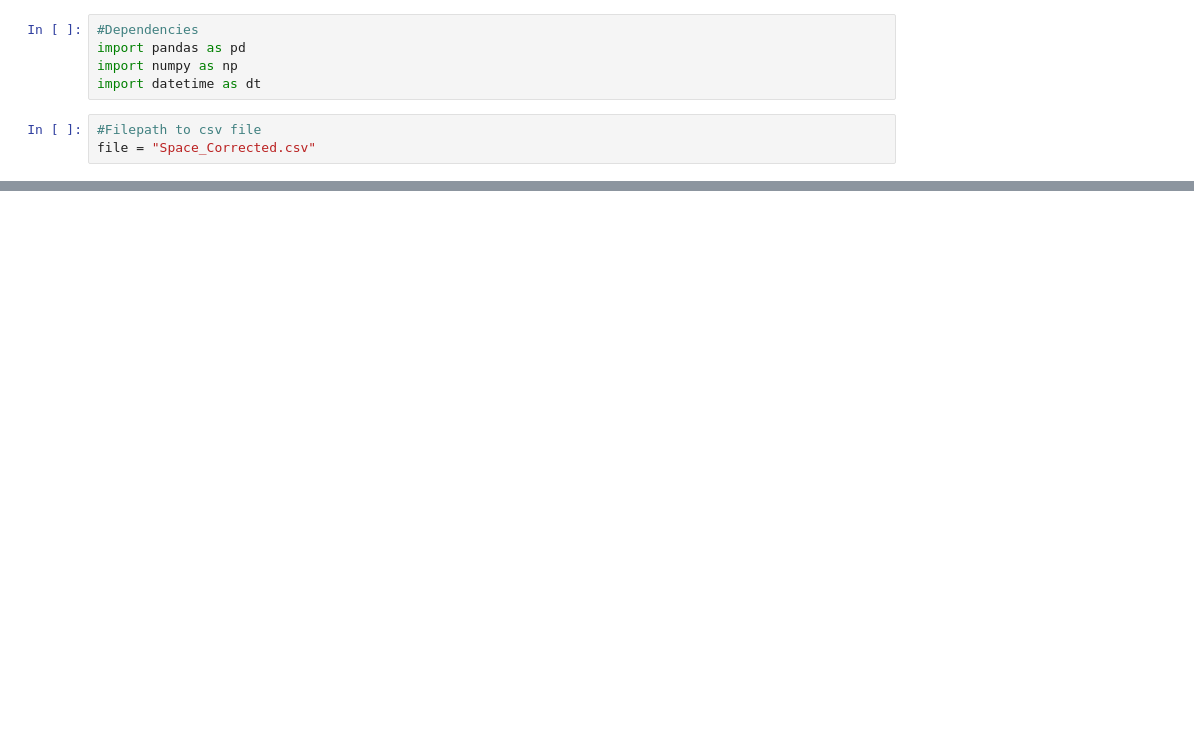
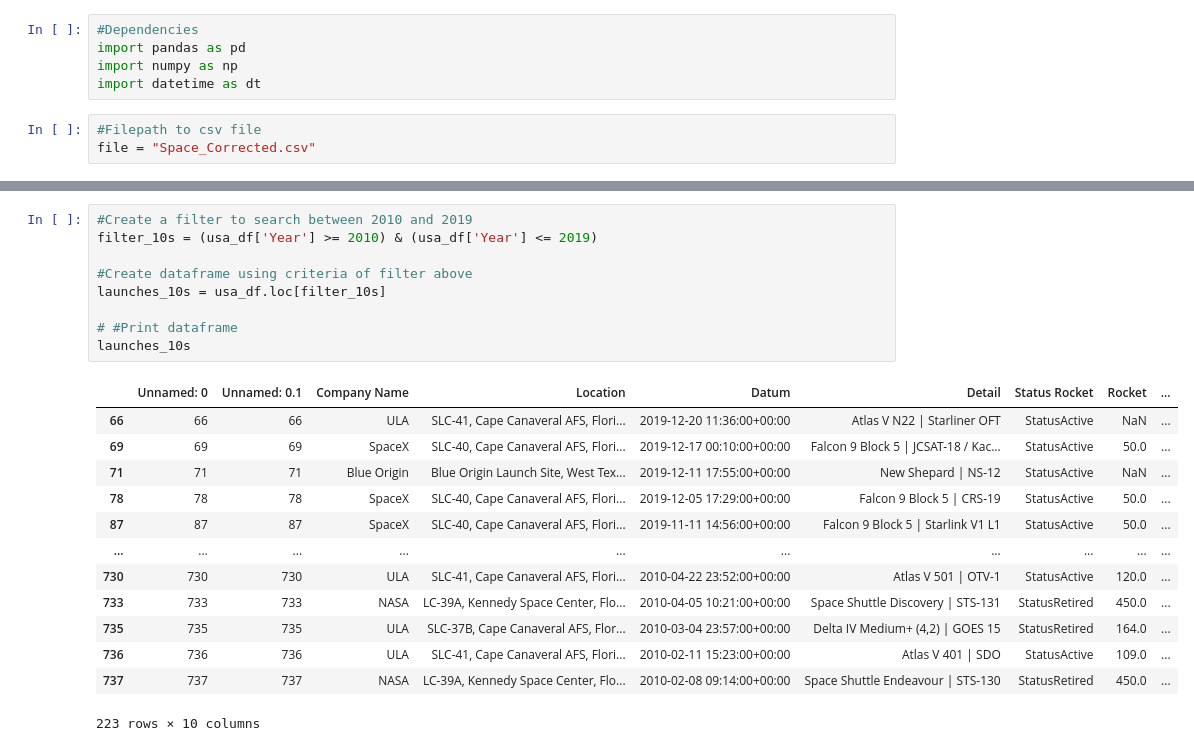
Before and after one commit to Lareena/Project_2_ETL, a Jupyter notebook: Data Cleaning.ipynb, the cells around one changed output, grey strips where cells are left out. Cells and saved outputs as stored; diff of their text form; blank space fills up the shorter version.

```diff
--- a/Data Cleaning.ipynb
+++ b/Data Cleaning.ipynb
@@ -37 +145,24 @@ launches_20s.drop(columns=['Unnamed: 0', 'Unnamed: 0.1'])
+# %%
+#Create a filter to search between 2010 and 2019
+filter_10s = (usa_df['Year'] >= 2010) & (usa_df['Year'] <= 2019)
+
+#Create dataframe using criteria of filter above
+launches_10s = usa_df.loc[filter_10s]
+
+# #Print dataframe
+launches_10s
+# %% [output]
+|  | Unnamed: 0 | Unnamed: 0.1 | Company Name | Location | Datum | Detail | Status Rocket | Rocket | ... |
+| 66 | 66 | 66 | ULA | SLC-41, Cape Canaveral AFS, Flori... | 2019-12-20 11:36:00+00:00 | Atlas V N22 | Starliner OFT | StatusActive | NaN | ... |
+| 69 | 69 | 69 | SpaceX | SLC-40, Cape Canaveral AFS, Flori... | 2019-12-17 00:10:00+00:00 | Falcon 9 Block 5 | JCSAT-18 / Kac... | StatusActive | 50.0 | ... |
+| 71 | 71 | 71 | Blue Origin | Blue Origin Launch Site, West Tex... | 2019-12-11 17:55:00+00:00 | New Shepard | NS-12 | StatusActive | NaN | ... |
+| 78 | 78 | 78 | SpaceX | SLC-40, Cape Canaveral AFS, Flori... | 2019-12-05 17:29:00+00:00 | Falcon 9 Block 5 | CRS-19 | StatusActive | 50.0 | ... |
+| 87 | 87 | 87 | SpaceX | SLC-40, Cape Canaveral AFS, Flori... | 2019-11-11 14:56:00+00:00 | Falcon 9 Block 5 | Starlink V1 L1 | StatusActive | 50.0 | ... |
+| ... | ... | ... | ... | ... | ... | ... | ... | ... | ... |
+| 730 | 730 | 730 | ULA | SLC-41, Cape Canaveral AFS, Flori... | 2010-04-22 23:52:00+00:00 | Atlas V 501 | OTV-1 | StatusActive | 120.0 | ... |
+| 733 | 733 | 733 | NASA | LC-39A, Kennedy Space Center, Flo... | 2010-04-05 10:21:00+00:00 | Space Shuttle Discovery | STS-131 | StatusRetired | 450.0 | ... |
+| 735 | 735 | 735 | ULA | SLC-37B, Cape Canaveral AFS, Flor... | 2010-03-04 23:57:00+00:00 | Delta IV Medium+ (4,2) | GOES 15 | StatusRetired | 164.0 | ... |
+| 736 | 736 | 736 | ULA | SLC-41, Cape Canaveral AFS, Flori... | 2010-02-11 15:23:00+00:00 | Atlas V 401 | SDO | StatusActive | 109.0 | ... |
+| 737 | 737 | 737 | NASA | LC-39A, Kennedy Space Center, Flo... | 2010-02-08 09:14:00+00:00 | Space Shuttle Endeavour | STS-130 | StatusRetired | 450.0 | ... |
+223 rows × 10 columns
 # %%
```
Also changed, not shown: parts of 22 cells of this notebook.
